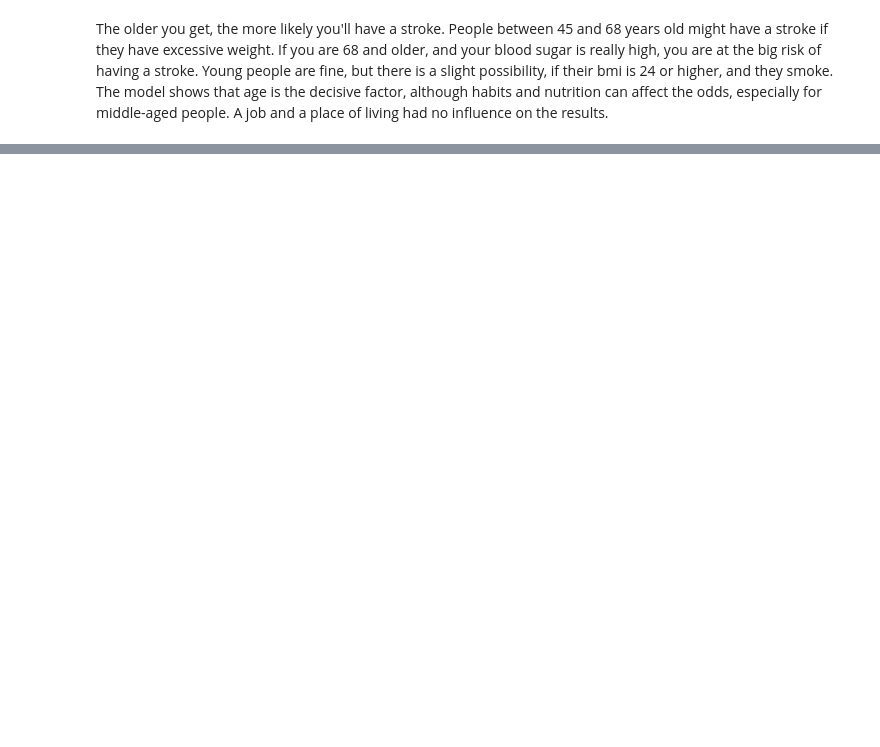
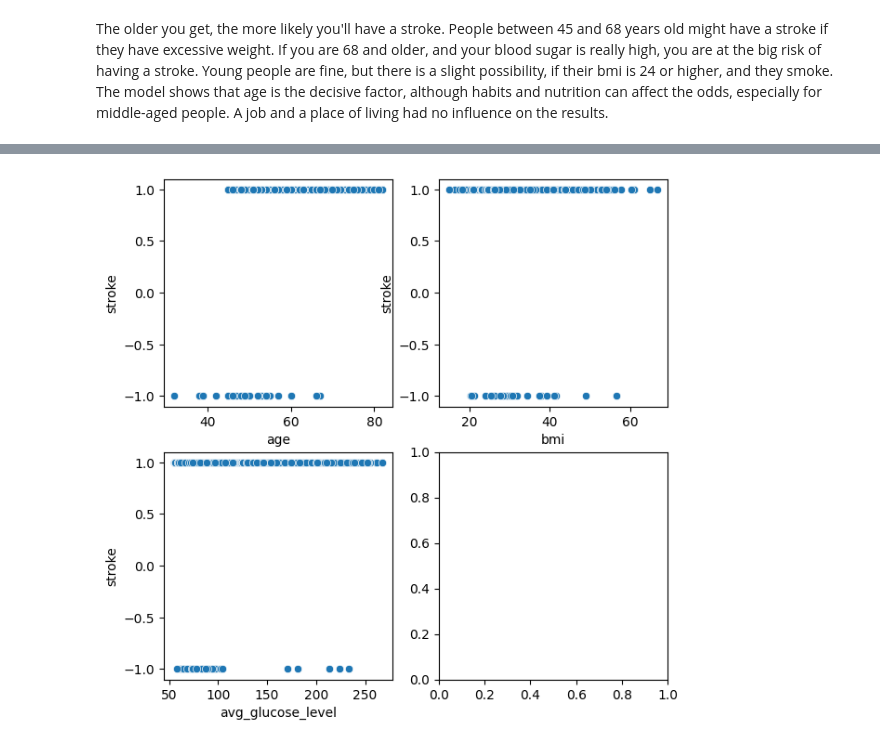
Before and after one commit to vvvvvaves/projector_ml_beginning, a Jupyter notebook: hw6. Stroke Prediction Decision Tree.ipynb, the cells around one changed output, grey strips where cells are left out. Saved outputs shown, nothing was run; the diff lists cells and outputs as text; code cells hidden in the pictures; blank space fills up the shorter version.

```diff
--- a/hw6. Stroke Prediction Decision Tree.ipynb
+++ b/hw6. Stroke Prediction Decision Tree.ipynb
@@ -262,4 +184,0 @@ poly_train = pd.DataFrame(poly_X, columns=poly.get_feature_names_out())
-# %%
-poly_train.reset_index(inplace=True, drop=True)
-train.reset_index(inplace=True, drop=True)
-poly_train['stroke'] = train.stroke
@@ -371,0 +190,8 @@ len(model[0].get_feature_names_out()), model[0].threshold_
+# %%
+features = list(train.columns)
+features.remove('stroke')
+# %%
+importances = list(zip(features, validation.best_importances_))
+importances.sort(key = lambda x: x[1], reverse=True)
+for feature in importances:
+    print(feature)
@@ -371,0 +215,14 @@ len(model[0].get_feature_names_out()), model[0].threshold_
+# %%
+errors = validation.best_predictions_ - validation.y
+train['errors'] = ['correct' if error == 0 else 'undershoot' if error == -1 else 'overshoot' for error in list(errors)]
+errors = errors.loc[errors!=0]
+# %%
+fig, ax =plt.subplots(2,2, figsize=(7, 7))
+ax = ax.flatten()
+i = 0
+for feature in ['age', 'bmi', 'avg_glucose_level']:
+    sns.scatterplot(y=errors, x=train[feature], ax=ax[i])
+    i +=1
+fig.show()
+# %% [output]
+[figure, added]
```
Also changed, not shown: parts of 53 cells of this notebook.
